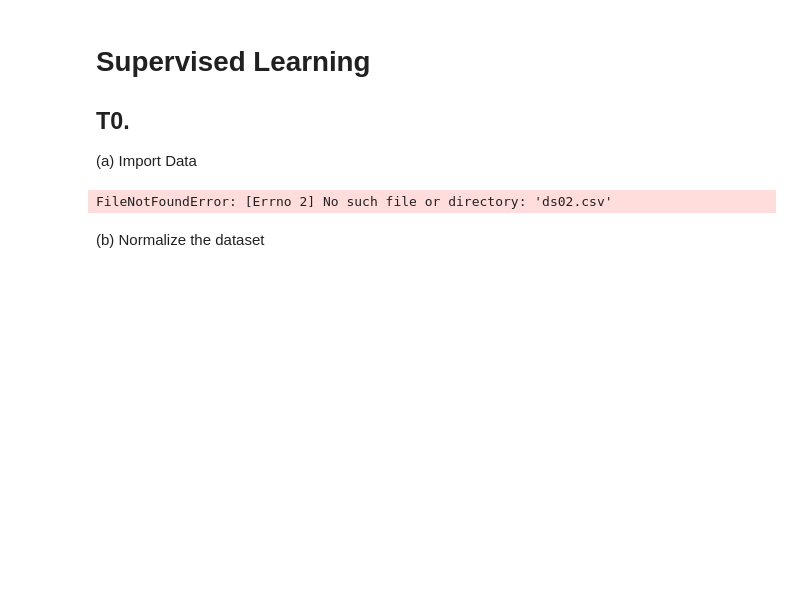
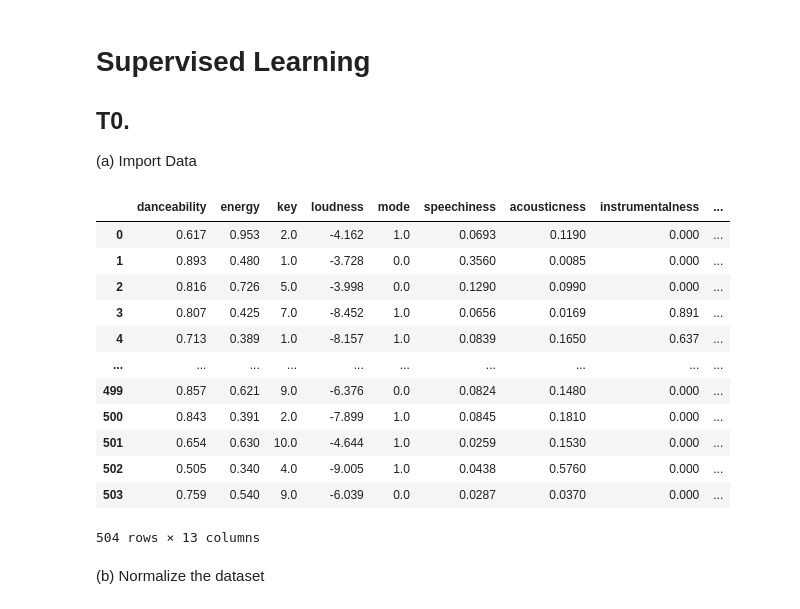
Before and after one commit to pedromartip/Supervised-Learning, a Jupyter notebook: Handout#2.ipynb, the cells around one changed output. Cells and saved outputs as stored; diff of their text form; code cells hidden in the pictures; blank space fills up the shorter version.

```diff
--- a/Handout#2.ipynb
+++ b/Handout#2.ipynb
@@ -14,10 +14,22 @@ from sklearn.decomposition import PCA
 from sklearn.model_selection import train_test_split
 from sklearn.metrics import accuracy_score
 # %%
-df = pd.read_csv('ds02.csv')
+df = pd.read_csv('ds07.csv')
 df
 # %% [output]
+|  | danceability | energy | key | loudness | mode | speechiness | acousticness | instrumentalness | ... |
+| 0 | 0.617 | 0.953 | 2.0 | -4.162 | 1.0 | 0.0693 | 0.1190 | 0.000 | ... |
+| 1 | 0.893 | 0.480 | 1.0 | -3.728 | 0.0 | 0.3560 | 0.0085 | 0.000 | ... |
+| 2 | 0.816 | 0.726 | 5.0 | -3.998 | 0.0 | 0.1290 | 0.0990 | 0.000 | ... |
+| 3 | 0.807 | 0.425 | 7.0 | -8.452 | 1.0 | 0.0656 | 0.0169 | 0.891 | ... |
+| 4 | 0.713 | 0.389 | 1.0 | -8.157 | 1.0 | 0.0839 | 0.1650 | 0.637 | ... |
+| ... | ... | ... | ... | ... | ... | ... | ... | ... | ... |
+| 499 | 0.857 | 0.621 | 9.0 | -6.376 | 0.0 | 0.0824 | 0.1480 | 0.000 | ... |
+| 500 | 0.843 | 0.391 | 2.0 | -7.899 | 1.0 | 0.0845 | 0.1810 | 0.000 | ... |
+| 501 | 0.654 | 0.630 | 10.0 | -4.644 | 1.0 | 0.0259 | 0.1530 | 0.000 | ... |
+| 502 | 0.505 | 0.340 | 4.0 | -9.005 | 1.0 | 0.0438 | 0.5760 | 0.000 | ... |
+| 503 | 0.759 | 0.540 | 9.0 | -6.039 | 0.0 | 0.0287 | 0.0370 | 0.000 | ... |
-FileNotFoundError: [Errno 2] No such file or directory: 'ds02.csv'
+504 rows × 13 columns
 # %% [markdown]
 (b) Normalize the dataset
 # %%
```
Also changed, not shown: parts of 5 cells of this notebook.
